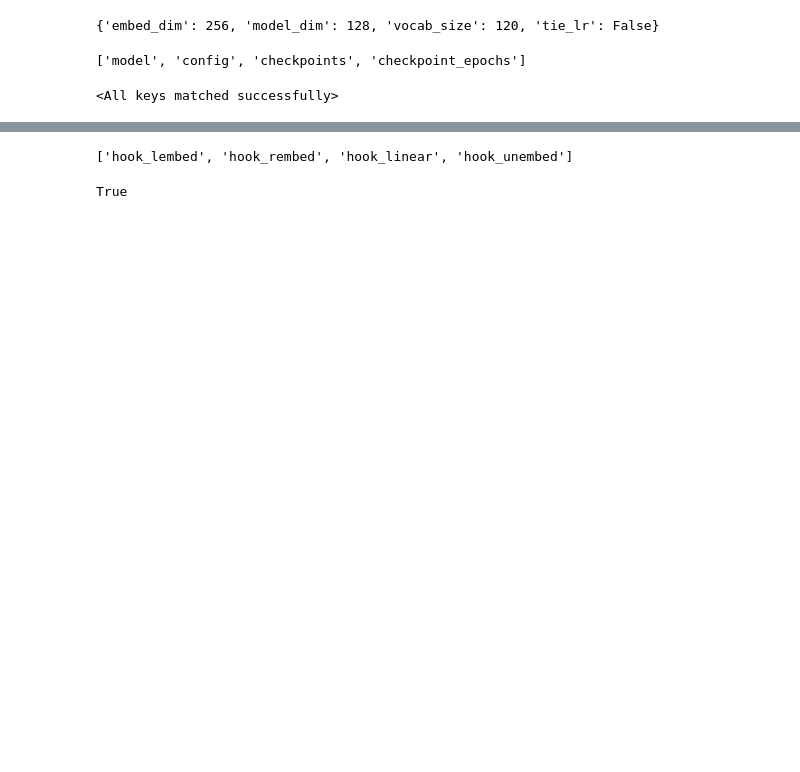
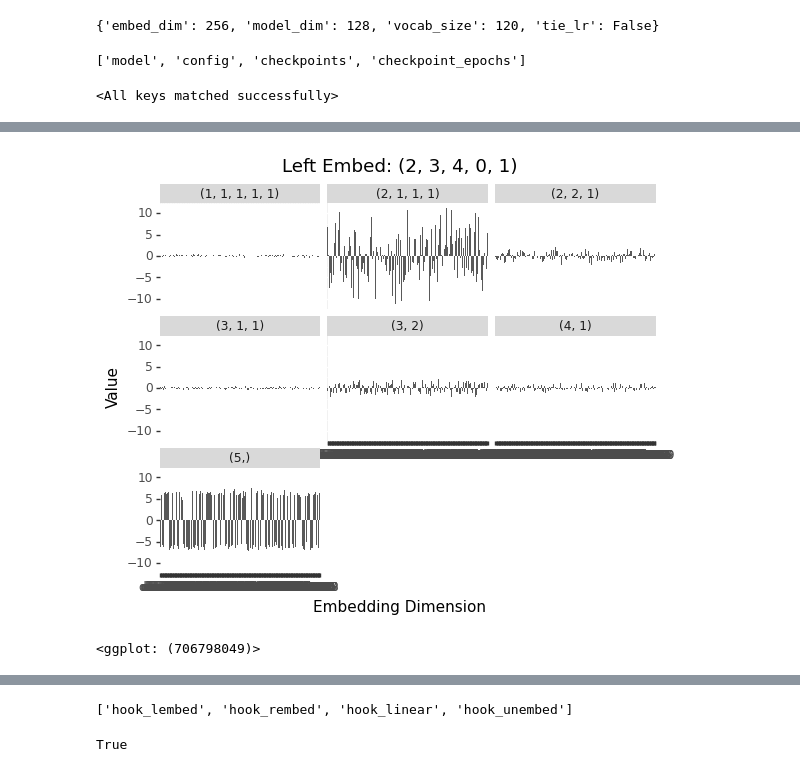
Before and after one commit to dashstander/sn-grok, a Jupyter notebook: mlp_vis.ipynb, the cells around one changed output, grey strips where cells are left out. Drawn from its saved outputs; the diff is of its cells as text; code cells hidden in the pictures; blank space fills up the shorter version.

```diff
--- a/mlp_vis.ipynb
+++ b/mlp_vis.ipynb
@@ -84,0 +199,15 @@ tensor([-0.0013, -0.0086, -0.0061, -0.0001,  0.0020,  0.0049, -0.0553],
+# %%
+def make_embed_barplot(data, perm, title_prefix):
+    df = data.melt(id_vars=['permutation', 'irrep']).filter((
+        pl.col('permutation') == str(perm.sigma))
+    ).to_pandas()
+    return (
+        ggplot(df, aes(x='variable', y='value'))
+        + geom_col()
+        + facet_wrap('~irrep')
+        + xlab('Embedding Dimension')
+        + ylab('Value')
+        + ggtitle(f'{title_prefix}: {str(perm.sigma)}')
+    )
+
+S5 = Permutation.full_group(5)
@@ -84,0 +227,5 @@ tensor([-0.0013, -0.0086, -0.0061, -0.0001,  0.0020,  0.0049, -0.0553],
+# %%
+make_embed_barplot(lembed_df, S5[32], 'Left Embed')
+# %% [output]
+[figure, added]
+<ggplot: (706798049)>
```
Also changed, not shown: parts of 27 cells of this notebook, 1 other file.
